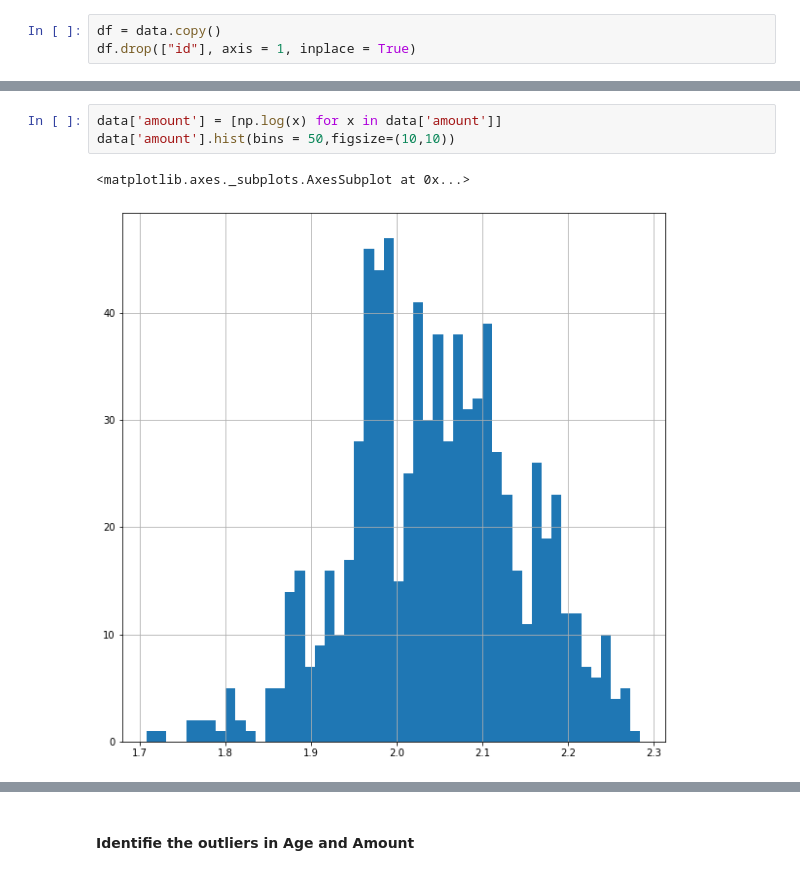
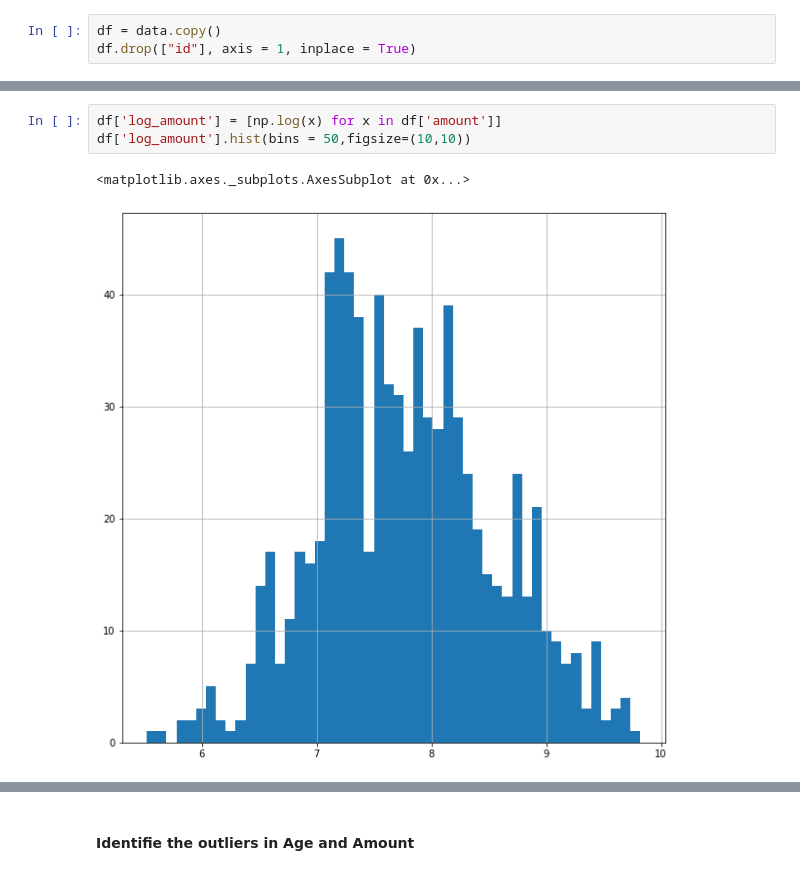
Before and after one commit to jbEmanuel/German_Credit_Risk_Classification, a Jupyter notebook: German_Credit.ipynb, the cells around one changed output, grey strips where cells are left out. Cells and saved outputs as stored; diff of their text form.

```diff
--- a/German_Credit.ipynb
+++ b/German_Credit.ipynb
@@ -95,6 +115,6 @@ array([[<matplotlib.axes._subplots.AxesSubplot object at 0x...>,
 # %%
-data['amount'] = [np.log(x) for x in data['amount']]
-data['amount'].hist(bins = 50,figsize=(10,10))
+df['log_amount'] = [np.log(x) for x in df['amount']]
+df['log_amount'].hist(bins = 50,figsize=(10,10))
 # %% [output]
 <matplotlib.axes._subplots.AxesSubplot at 0x...>
-[figure, old version]
+[figure, new version]
```
Also changed, not shown: parts of 25 cells of this notebook.
